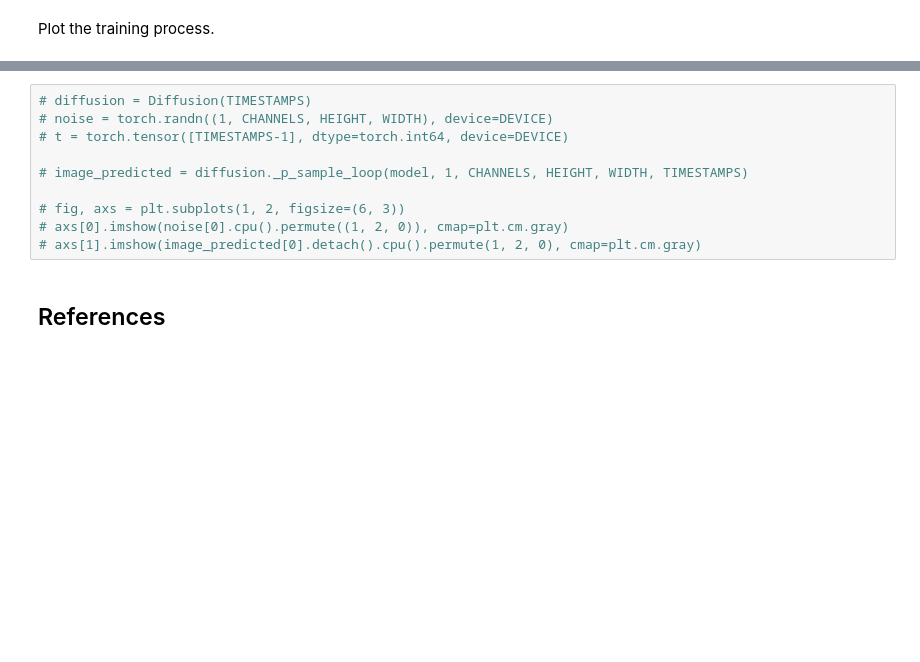
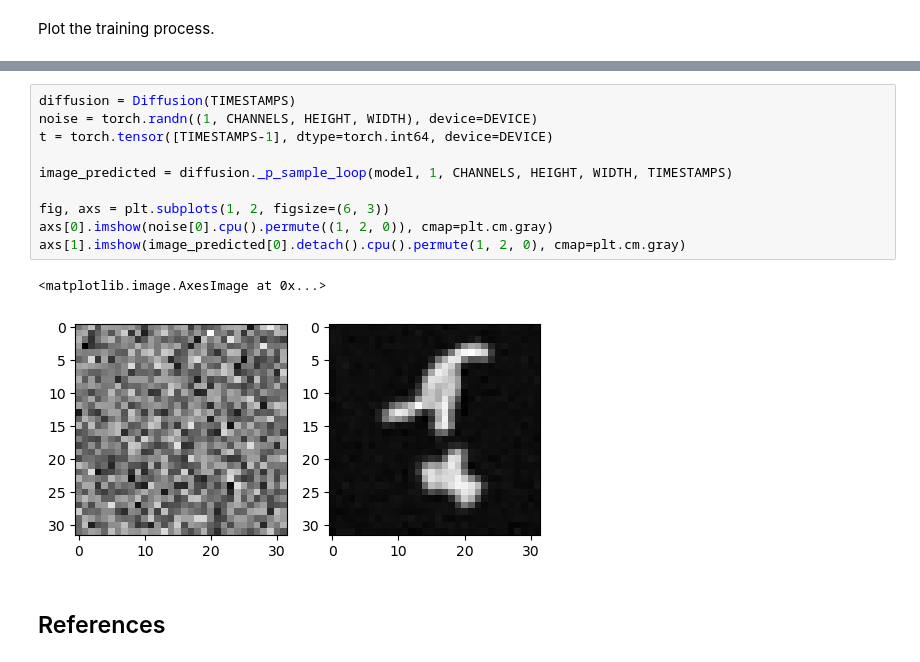
Before and after one commit to shuangxuetwelve/DDPM, a Jupyter notebook: main.ipynb, the cells around one changed output, grey strips where cells are left out. Drawn from its saved outputs; the diff is of its cells as text; blank space fills up the shorter version.

```diff
--- a/main.ipynb
+++ b/main.ipynb
@@ -764,13 +792,16 @@ Plot the training process.
 # %%
-# diffusion = Diffusion(TIMESTAMPS)
-# noise = torch.randn((1, CHANNELS, HEIGHT, WIDTH), device=DEVICE)
-# t = torch.tensor([TIMESTAMPS-1], dtype=torch.int64, device=DEVICE)
+diffusion = Diffusion(TIMESTAMPS)
+noise = torch.randn((1, CHANNELS, HEIGHT, WIDTH), device=DEVICE)
+t = torch.tensor([TIMESTAMPS-1], dtype=torch.int64, device=DEVICE)
 
-# image_predicted = diffusion._p_sample_loop(model, 1, CHANNELS, HEIGHT, WIDTH, TIMESTAMPS)
+image_predicted = diffusion._p_sample_loop(model, 1, CHANNELS, HEIGHT, WIDTH, TIMESTAMPS)
 
-# fig, axs = plt.subplots(1, 2, figsize=(6, 3))
-# axs[0].imshow(noise[0].cpu().permute((1, 2, 0)), cmap=plt.cm.gray)
-# axs[1].imshow(image_predicted[0].detach().cpu().permute(1, 2, 0), cmap=plt.cm.gray)
+fig, axs = plt.subplots(1, 2, figsize=(6, 3))
+axs[0].imshow(noise[0].cpu().permute((1, 2, 0)), cmap=plt.cm.gray)
+axs[1].imshow(image_predicted[0].detach().cpu().permute(1, 2, 0), cmap=plt.cm.gray)
+# %% [output]
+<matplotlib.image.AxesImage at 0x...>
+[figure, added]
 # %% [markdown]
 ## References
 # %% [markdown]
```
Also changed, not shown: parts of 9 cells of this notebook, 1 other file.
